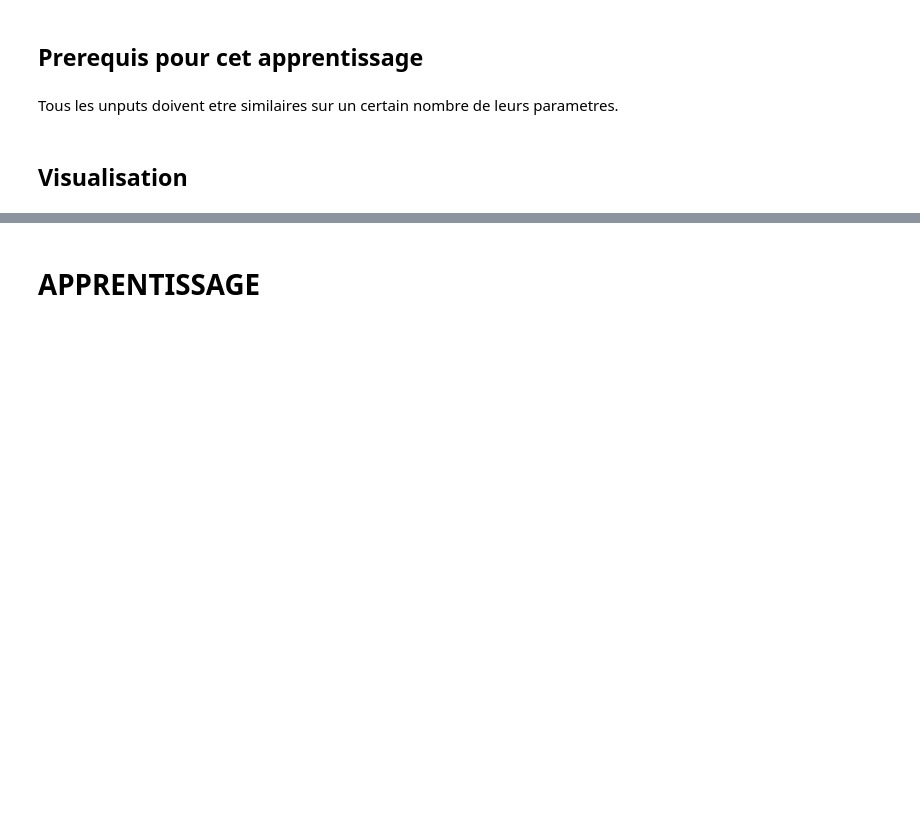
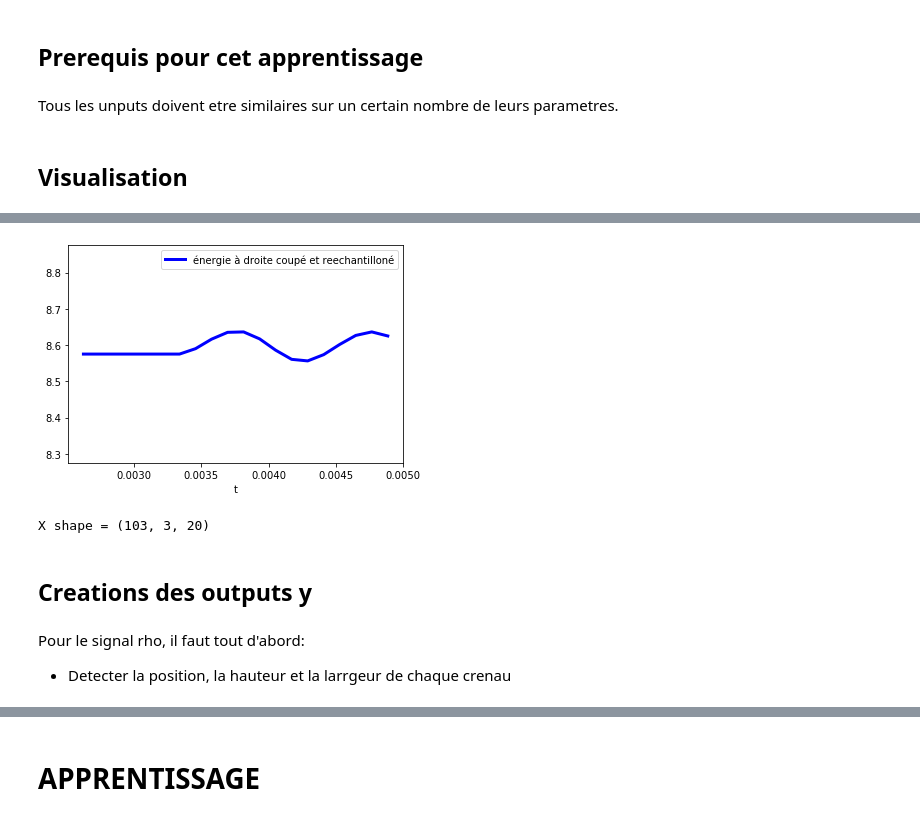
Before and after one commit to ddrous/projet-inverse-2d, a Jupyter notebook: src/notebook/reseaux_de_neurones.ipynb, the cells around one changed output, grey strips where cells are left out. Drawn from its saved outputs; the diff is of its cells as text; code cells hidden in the pictures; blank space fills up the shorter version.

```diff
--- a/src/notebook/reseaux_de_neurones.ipynb
+++ b/src/notebook/reseaux_de_neurones.ipynb
@@ -98,3 +98,14 @@ Tous les unputs doivent etre similaires sur un certain nombre de leurs parametre
+# %%
+t_f = 0.005
+x_min = 0
+x_max = 1
+
+for i in range(len(df_t)):
+    assert df_t.loc[i, 't_f'] == 0.005
+    assert df_t.loc[i, 'E_0_expr'] == "0.01372*(5^4)"
+    # etc...
+    assert df_t.loc[i, 'x_min'] == x_min
+    assert df_t.loc[i, 'x_max'] == x_max
 # %% [markdown]
 ## Visualisation
 # %%
@@ -157,0 +167,49 @@ plot_io(index)
+# %%
+""" Permet de couper le debut du signal, parite toujours constante. Retourne la fraction de fin """
+def trim(input, ratio):
+    len_input = len(input)
+    len_output = int(len_input*ratio)
+    return input[len_input-len_output:]
+
+""" Fonction pour extraire n pas d'iterations """
+def resample(input, len_output):
+    len_input = len(input)
+    output = []
+    for i in np.arange(0, len_input, len_input//len_output):
+        output.append(input[i])
+    return np.array(output)[1:]
+# %%
+""" Testons avec un exemple """
+t = np.array(df_t.loc[index, 't'])
+E_r = np.array(df_t.loc[index, 'E_r'])
+
+ratio, len_output = 1/2, 20
+t = resample(trim(t, ratio), len_output)
+E_r = resample(trim(E_r, ratio), len_output)
+
+fig, ax = plt.subplots(1, 1, figsize=(6, 4))
+ax.plot(t, E_r, 'b', label='énergie à droite coupé et reechantilloné', lw=3)
+ax.set_ylim(8.275, 8.875)
+ax.set_xlabel('t')
+ax.legend();
+# %% [output]
+[figure, added]
+# %%
+""" Generation les inputs X """
+
+size = len(df_t)
+X = np.empty(shape=(size, 3, len_output), dtype=float)
+
+for i in range(size):
+    X[i][0] = resample(trim(df_t.loc[i, 'E_r'], ratio), len_output)
+    X[i][1] = resample(trim(df_t.loc[i, 'F_r'], ratio), len_output)
+    X[i][2] = resample(trim(df_t.loc[i, 'T_r'], ratio), len_output)
+
+print("X shape =", X.shape)
+# %% [output]
+X shape = (103, 3, 20)
+# %% [markdown]
+## Creations des outputs y
+# %% [markdown]
+Pour le signal rho, il faut tout d'abord:
+- Detecter la position, la hauteur et la larrgeur de chaque crenau
```
Also changed, not shown: parts of 21 cells of this notebook, 8 other files.
